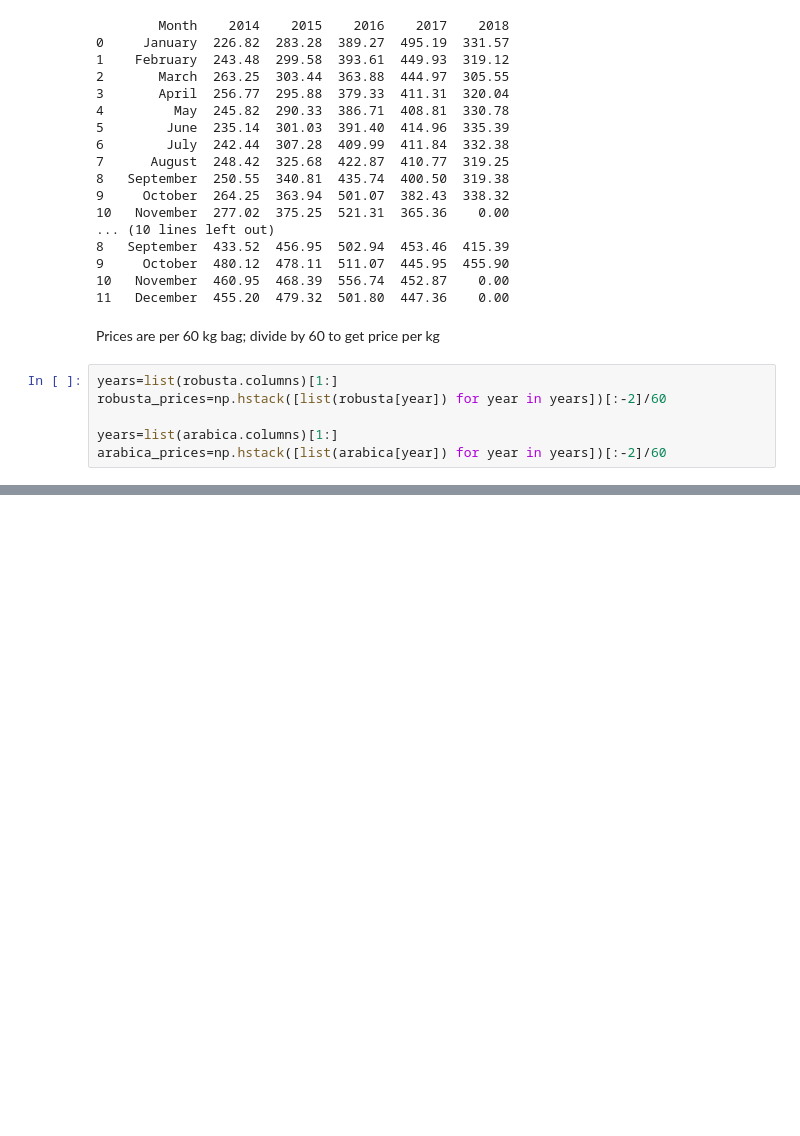
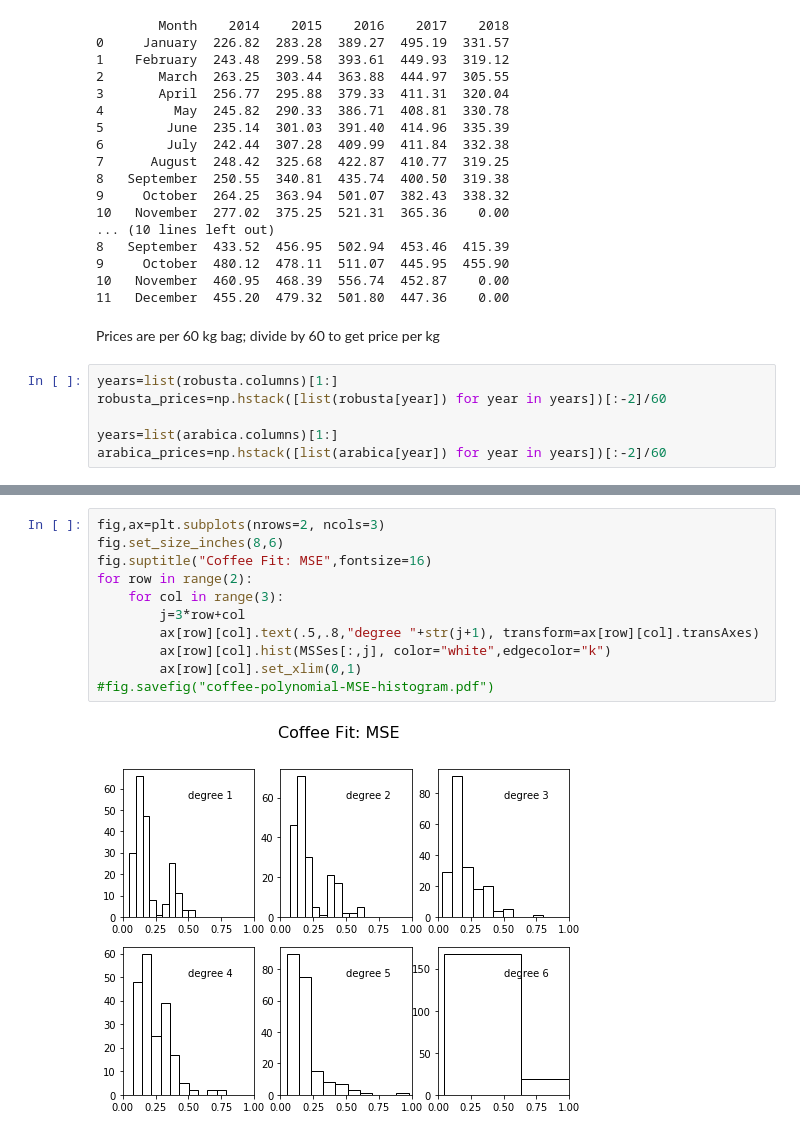
Before and after one commit to biomathman/machine-learning-in-python-book, a Jupyter notebook: notebooks/chapter-3-polynomial.ipynb, the cells around one changed output, grey strips where cells are left out. Saved outputs shown, nothing was run; the diff lists cells and outputs as text; blank space fills up the shorter version.

```diff
--- a/notebooks/chapter-3-polynomial.ipynb
+++ b/notebooks/chapter-3-polynomial.ipynb
@@ -272,2 +288,15 @@ fig.savefig("brazil-coffee-fits.pdf")
 # %% [output]
 [figure]
+# %%
+fig,ax=plt.subplots(nrows=2, ncols=3)
+fig.set_size_inches(8,6)
+fig.suptitle("Coffee Fit: MSE",fontsize=16)
+for row in range(2):
+    for col in range(3):
+        j=3*row+col
+        ax[row][col].text(.5,.8,"degree "+str(j+1), transform=ax[row][col].transAxes)
+        ax[row][col].hist(MSSes[:,j], color="white",edgecolor="k")
+        ax[row][col].set_xlim(0,1)
+#fig.savefig("coffee-polynomial-MSE-histogram.pdf")
+# %% [output]
+[figure, added]
```
Also changed, not shown: parts of 15 cells of this notebook.
